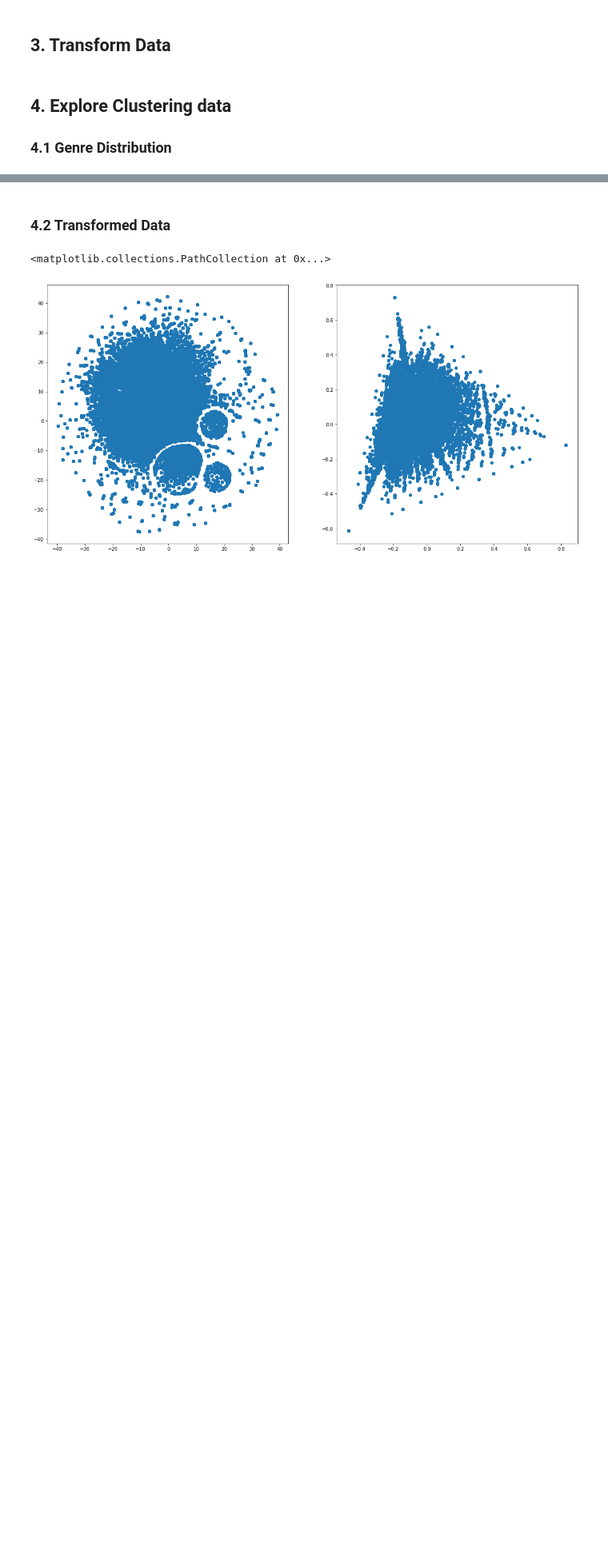
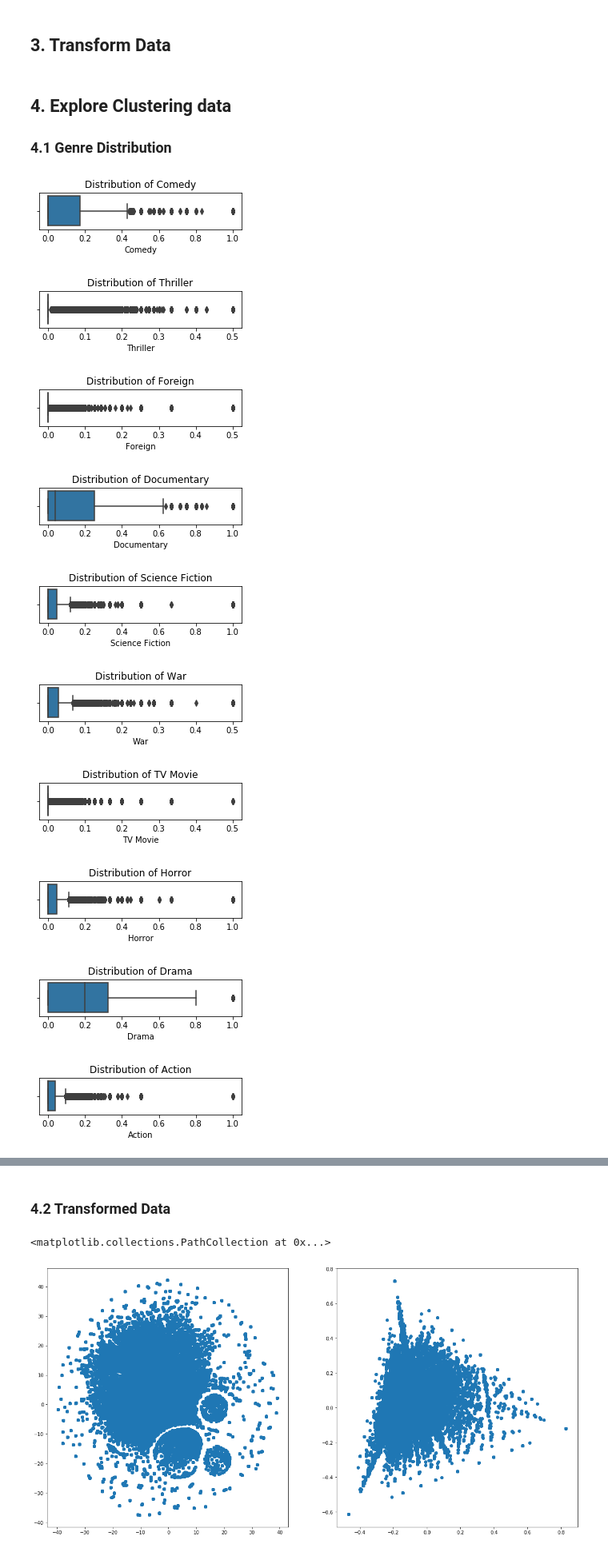
Before and after one commit to janapfeffer/DM_Project_MoviePrediction, a Jupyter notebook: Clustering Preprocessing.ipynb, the cells around one changed output, grey strips where cells are left out. Shown at 80% size. Saved outputs shown, nothing was run; the diff lists cells and outputs as text; code cells hidden in the pictures; blank space fills up the shorter version.

```diff
--- a/Clustering Preprocessing.ipynb
+++ b/Clustering Preprocessing.ipynb
@@ -73,0 +91,22 @@ df_joined.head(5)
+# %%
+a = 1
+for genre in list(df_joined):
+    plt.figure(figsize=(10,10))
+    # add a subplot
+    plt.subplot(len(list(df_joined))/2,2,a)
+    a = a + 1
+    #plt.tight_layout()
+    plt.title("Distribution of " + genre)
+    sb.boxplot(x=genre, data=df_joined)
+    plt.show()
+# %% [output]
+[figure, added]
+[figure, added]
+[figure, added]
+[figure, added]
+[figure, added]
+[figure, added]
+[figure, added]
+[figure, added]
+[figure, added]
+[figure, added]
```
Also changed, not shown: parts of 5 cells of this notebook, 1 other file.
